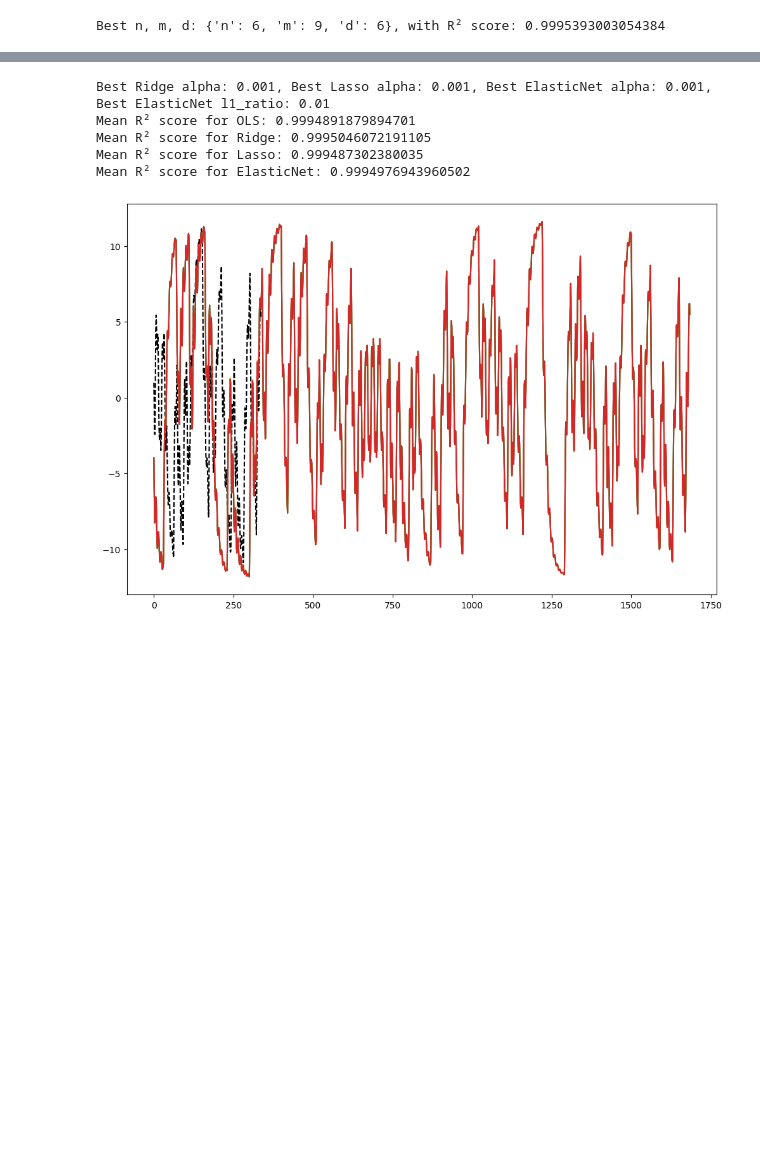
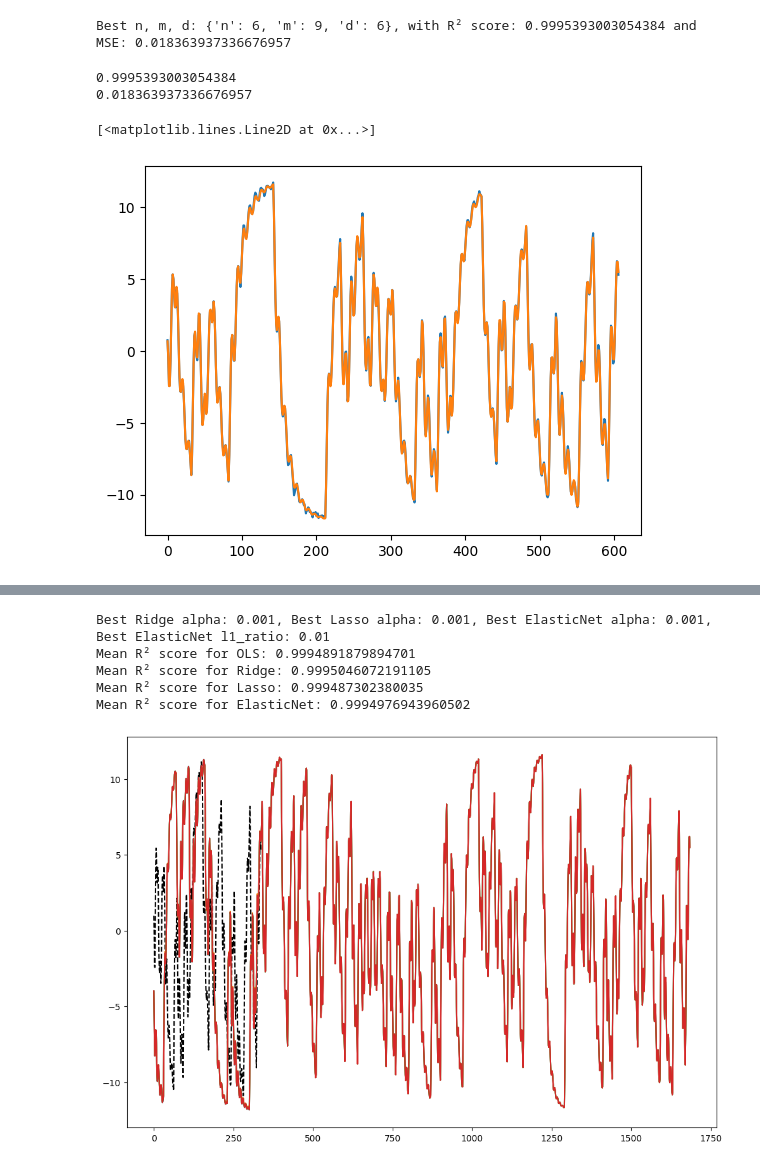
Before and after one commit to goncalomachadoribeiro/Machine-Learning-1st-Semester-2024-2025, a Jupyter notebook: Project/Problem_1_Task_2/P1_T2.ipynb, the cells around one changed output, grey strips where cells are left out. Drawn from its saved outputs; the diff is of its cells as text; code cells hidden in the pictures; blank space fills up the shorter version.

```diff
--- a/Project/Problem_1_Task_2/P1_T2.ipynb
+++ b/Project/Problem_1_Task_2/P1_T2.ipynb
@@ -73,7 +73,6 @@ for n in n_range:
 
                 # Predict using the model
                 y_pred = lr.predict([combined_input])  # The model expects a 2D array as input
-
                 y_val.append(y_pred[0])
 
                 # Update the previous values for the next prediction (autoregressive part)
@@ -81,18 +80,55 @@ for n in n_range:
                 y_prev[0] = y_pred[0]  # Replace the first element with the current prediction
                 for i in range(1, n):
                     y_prev[i] = aux[i-1]  # Shift previous values to the right
-
-                for i in range(1, n):
-                    y_prev[i] = aux[i-1]  # Shift previous values to the right
-
-
             score = r2_score(Y_val_split, y_val)
+            mse = mean_squared_error(Y_val_split, y_val)
 
             # Keep track of the best combination of n, m, and d
             if score > best_score:
                 best_score = score
+                best_mse = mse
                 best_params = {'n': n, 'm': m, 'd': d}
 
-print(f"Best n, m, d: {best_params}, with R² score: {best_score}")
+print(f"Best n, m, d: {best_params}, with R² score: {best_score} and MSE: {best_mse}")
 # %% [output]
-Best n, m, d: {'n': 6, 'm': 9, 'd': 6}, with R² score: 0.9995393003054384
+Best n, m, d: {'n': 6, 'm': 9, 'd': 6}, with R² score: 0.9995393003054384 and MSE: 0.018363937336676957
+# %%
+n_final, m_final, d_final = 6,9,6
+
+X_train, Y_train = create_arx_regressor(output_train, u_train, n_final, m_final, d_final)
+
+sample_size = X_train.shape[0]
+test_size = int(0.3*sample_size)
+
+X_train_split = X_train[:-test_size]
+Y_train_split = Y_train[:-test_size]
+
+X_val_split = X_train[-test_size:]
+Y_val_split = Y_train[-test_size:]
+
+alpha_values = np.linspace(1e-5,0.1,100)
+l1_ratios = np.linspace(0.01,1,100)
+# %%
+lr = LinearRegression()
+lr.fit(X_train_split, Y_train_split)
+y_val_OLS = []
+aux = np.zeros(n_final)
+y_prev = list(Y_train_split[-n_final:][::-1])
+for k in range(test_size):
+    u_lags = X_val_split[k, n_final:]
+    combined_input = y_prev + list(u_lags)[:m_final + 1]
+    y_pred = lr.predict([combined_input])
+    y_val_OLS.append(y_pred[0])
+    aux[:] = y_prev[:]
+    y_prev[0] = y_pred[0]
+    for i in range(1, n_final):
+        y_prev[i] = aux[i-1]
+print(r2_score(Y_val_split, y_val_OLS))
+print(mean_squared_error(Y_val_split, y_val_OLS))
+plt.plot(Y_val_split, label='True')
+plt.plot(y_val_OLS, label='OLS')
+# %% [output]
+0.9995393003054384
+0.018363937336676957
+[<matplotlib.lines.Line2D at 0x...>]
+[figure, added]
```
Also changed, not shown: parts of 5 cells of this notebook.
